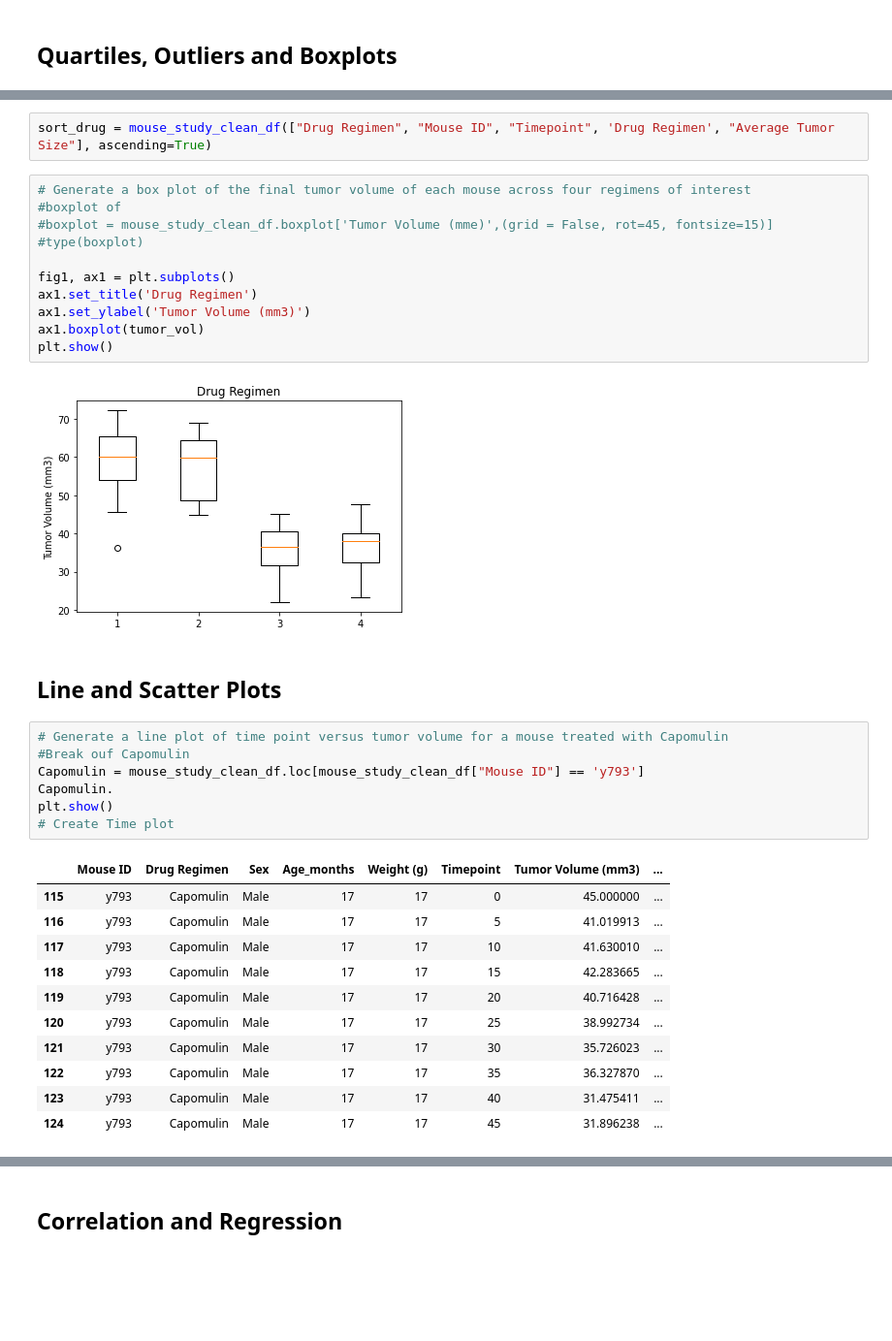
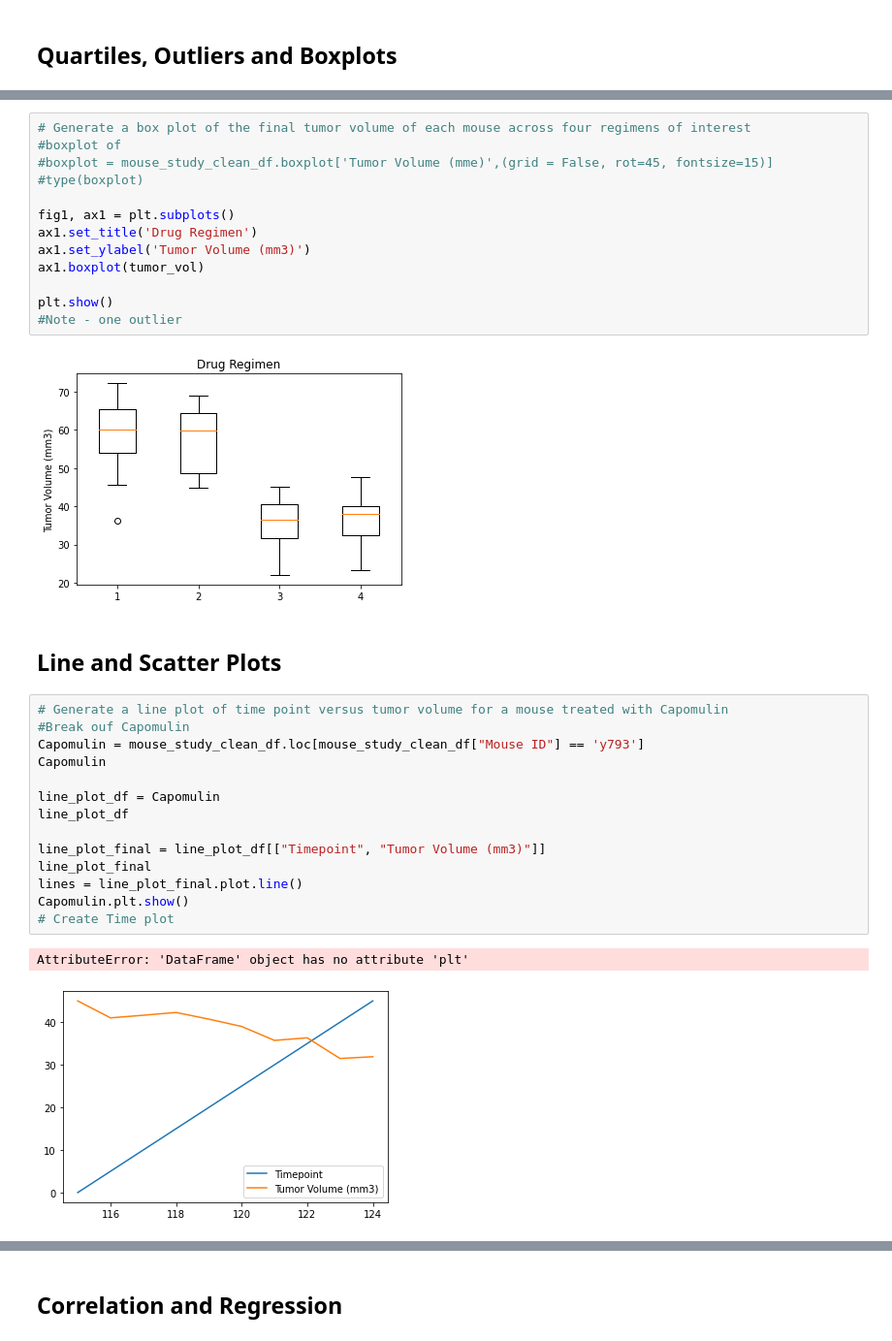
Before and after one commit to jocelyn4112/Pymaceuticals, a Jupyter notebook: Pymaceuticals_JMC.ipynb, the cells around one changed output, grey strips where cells are left out. Shown at 97% size. Saved outputs shown, nothing was run; the diff lists cells and outputs as text; blank space fills up the shorter version.

```diff
--- a/Pymaceuticals_JMC.ipynb
+++ b/Pymaceuticals_JMC.ipynb
@@ -281,5 +274,3 @@ for drug in sort_drug:
-# %%
-sort_drug = mouse_study_clean_df(["Drug Regimen", "Mouse ID", "Timepoint", 'Drug Regimen', "Average Tumor Size"], ascending=True)
 # %%
 # Generate a box plot of the final tumor volume of each mouse across four regimens of interest
 #boxplot of
@@ -290,7 +281,9 @@ fig1, ax1 = plt.subplots()
 ax1.set_title('Drug Regimen')
 ax1.set_ylabel('Tumor Volume (mm3)')
 ax1.boxplot(tumor_vol)
+
 plt.show()
+#Note - one outlier
 # %% [output]
 [figure]
 # %% [markdown]
@@ -298,19 +291,17 @@ plt.show()
 # %%
 # Generate a line plot of time point versus tumor volume for a mouse treated with Capomulin
 #Break ouf Capomulin
 Capomulin = mouse_study_clean_df.loc[mouse_study_clean_df["Mouse ID"] == 'y793']
-Capomulin.
-plt.show()
+Capomulin
+
+line_plot_df = Capomulin
+line_plot_df
+
+line_plot_final = line_plot_df[["Timepoint", "Tumor Volume (mm3)"]]
+line_plot_final
+lines = line_plot_final.plot.line()
+Capomulin.plt.show()
 # Create Time plot
 # %% [output]
-|  | Mouse ID | Drug Regimen | Sex | Age_months | Weight (g) | Timepoint | Tumor Volume (mm3) | ... |
-| 115 | y793 | Capomulin | Male | 17 | 17 | 0 | 45.000000 | ... |
-| 116 | y793 | Capomulin | Male | 17 | 17 | 5 | 41.019913 | ... |
-| 117 | y793 | Capomulin | Male | 17 | 17 | 10 | 41.630010 | ... |
-| 118 | y793 | Capomulin | Male | 17 | 17 | 15 | 42.283665 | ... |
-| 119 | y793 | Capomulin | Male | 17 | 17 | 20 | 40.716428 | ... |
-| 120 | y793 | Capomulin | Male | 17 | 17 | 25 | 38.992734 | ... |
-| 121 | y793 | Capomulin | Male | 17 | 17 | 30 | 35.726023 | ... |
-| 122 | y793 | Capomulin | Male | 17 | 17 | 35 | 36.327870 | ... |
-| 123 | y793 | Capomulin | Male | 17 | 17 | 40 | 31.475411 | ... |
-| 124 | y793 | Capomulin | Male | 17 | 17 | 45 | 31.896238 | ... |
+AttributeError: 'DataFrame' object has no attribute 'plt'
+[figure, added]
```
Also changed, not shown: parts of 6 cells of this notebook.
